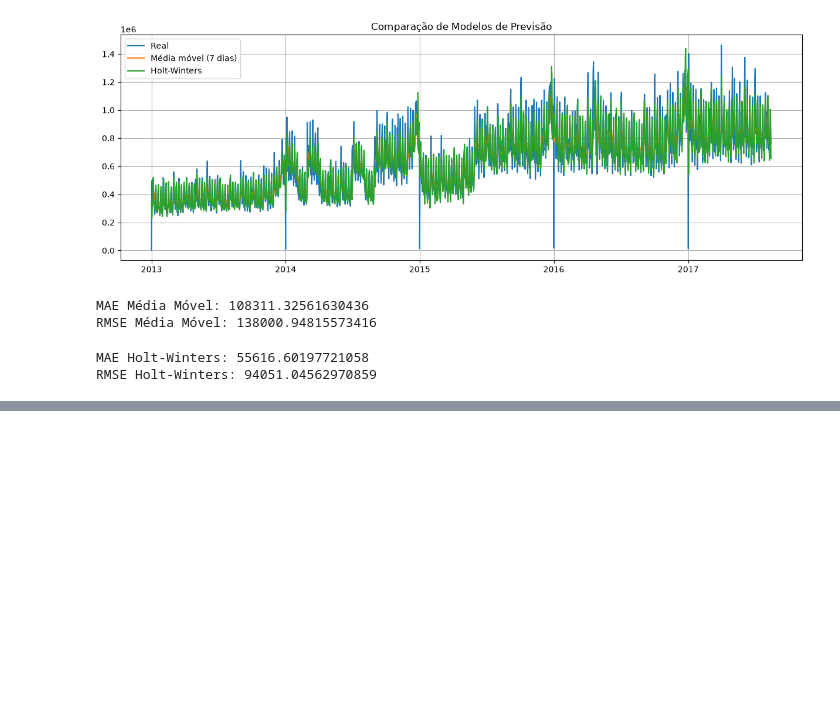
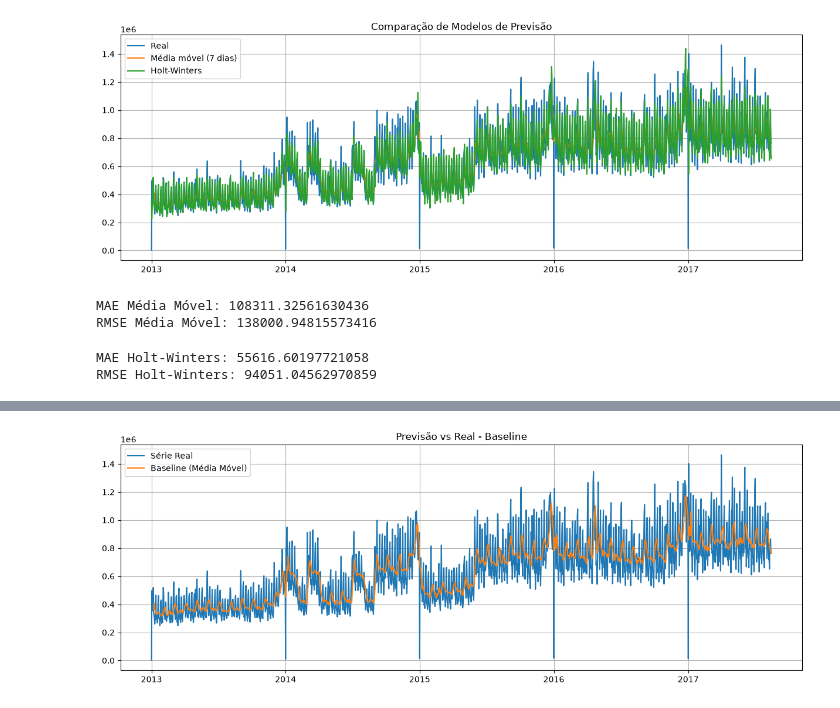
Before and after one commit to Vagnerkrg/time-series-intelligence-forecasting, a Jupyter notebook: notebooks/time_series_project.ipynb, the cells around one changed output, grey strips where cells are left out. Saved outputs shown, nothing was run; the diff lists cells and outputs as text; code cells hidden in the pictures; blank space fills up the shorter version.

```diff
--- a/notebooks/time_series_project.ipynb
+++ b/notebooks/time_series_project.ipynb
@@ -227,3 +227,5 @@ print("RMSE Holt-Winters:", rmse_hw)
 # %% [output]
 MAE Holt-Winters: 55616.60197721058
 RMSE Holt-Winters: 94051.04562970859
+# %%
+forecast_baseline = sales.rolling(window=7).mean()
@@ -229,0 +279,10 @@ RMSE Holt-Winters: 94051.04562970859
+# %%
+plt.figure(figsize=(15,5))
+plt.plot(sales, label="Série Real")
+plt.plot(forecast_baseline, label="Baseline (Média Móvel)")
+plt.title("Previsão vs Real - Baseline")
+plt.legend()
+plt.grid(True)
+plt.show()
+# %% [output]
+[figure, added]
```
Also changed, not shown: parts of 16 cells of this notebook.
